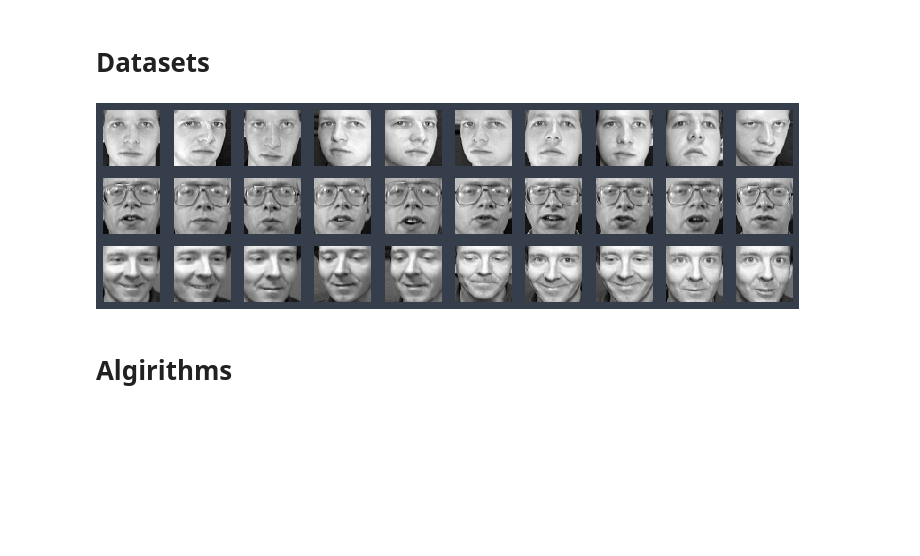
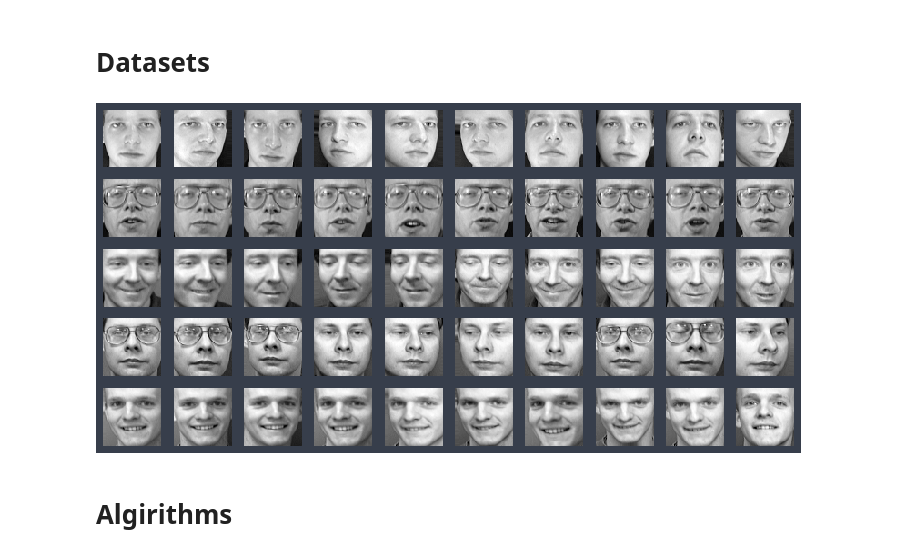
Before and after one commit to pancratus/FaceRecognition, a Jupyter notebook: EigenFaces.ipynb, the cells around one changed output. Cells and saved outputs as stored; diff of their text form; code cells hidden in the pictures; blank space fills up the shorter version.

```diff
--- a/EigenFaces.ipynb
+++ b/EigenFaces.ipynb
@@ -170,12 +162,12 @@ Autosaving every 180 seconds
 # %%
 '''ORL dataset: 400 = 40 * 10'''
 data = fetch_olivetti_faces()
 X = data.images
 y = data.target
 
-show_gallery(X, 3)
+show_gallery(X, 5)
 # %% [output]
-[figure, old version]
+[figure, new version]
 # %% [markdown]
 # Algirithms
 # %%
```
Also changed, not shown: parts of 19 cells of this notebook.
